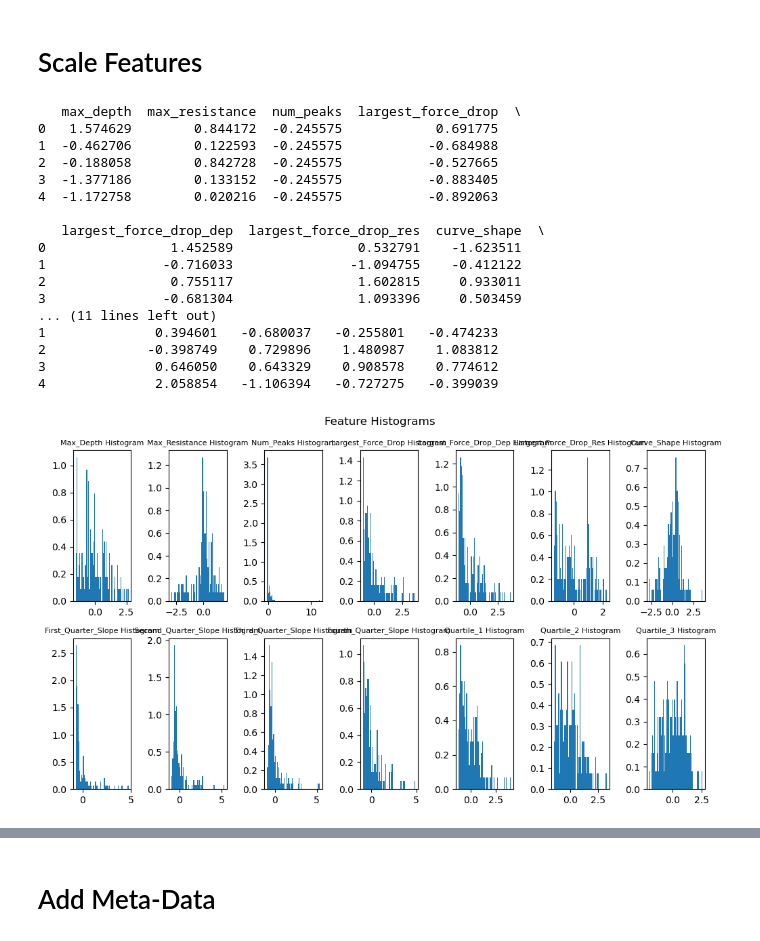
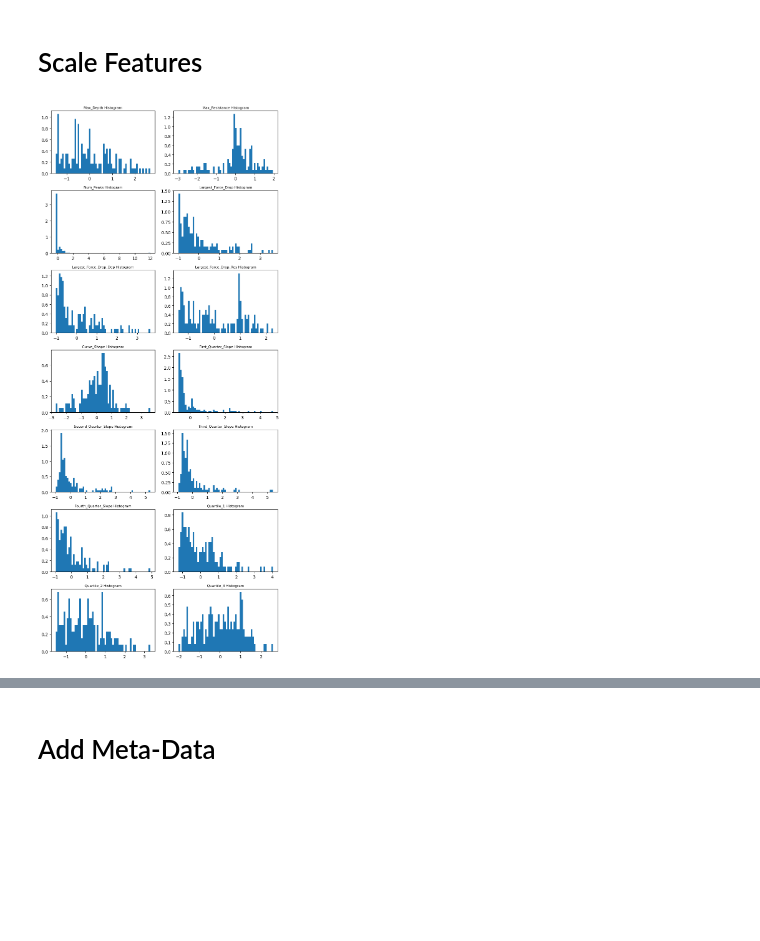
Before and after one commit to liamtbo/LASSIE, a Jupyter notebook: feature_extraction.ipynb, the cells around one changed output, grey strips where cells are left out. Cells and saved outputs as stored; diff of their text form; code cells hidden in the pictures; blank space fills up the shorter version.

```diff
--- a/feature_extraction.ipynb
+++ b/feature_extraction.ipynb
@@ -211,18 +209,12 @@ quartile_3                0.826126    1.000000
 # %%
 import math
 
-def find_num_subplots(n):
-    for i in range(int(math.sqrt(n)), 0, -1):
-        if n % i == 0:
-            # prime
-            if i == 1 or n % i == 1: return find_num_subplots(n+1)
-            else: return i, n // i
-
 def plot_feature_dist(representation_df):
     # for col in representation_df.columns:
-    x, y = find_num_subplots(len(representation_df.columns))
-    fig, axs = plt.subplots(x,y,figsize=(10,6))
-    fig.suptitle('Feature Histograms')
+    # x, y = plotting_feature_extraction.find_oriented_subplot_dims(len(representation_df.columns))
+    x, y = plotting_feature_extraction.find_oriented_subplot_dims(len(representation_df.columns))
+    fig, axs = plt.subplots(x,y,figsize=(8, 18))
+    # fig.suptitle('Feature Histograms')
     for i, ax in enumerate(axs.flatten()):
         if i > len(representation_df.columns)-1: break
         col = representation_df.columns[i]
@@ -239,39 +231,20 @@ plot_feature_dist(representation_df)
 # %%
 def transform_features(df):
     df = df.copy()  # avoid modifying original
     # Apply cube root to 'slope'
-    if "overall_slope" in df.columns: df['overall_slope'] = np.log(df['overall_slope'])
-    if "peaks" in df.columns: df['peaks'] = np.log(df['peaks'] + 1)
-    if "peaks_value" in df.columns: df["peaks_value"] = np.log(df['peaks_value'])
-    if 'force_drop' in df.columns: df['force_drop'] = np.log(df['force_drop'] + 1)
-    if 'largest_force_drop_res_level' in df.columns: df['largest_force_drop_res_level'] = np.log(df['largest_force_drop_res_level'] + 1)
+    # if "overall_slope" in df.columns: df['overall_slope'] = np.log(df['overall_slope'])
+    # if "num_peaks" in df.columns: df["num_peaks"] = np.log(df['num_peaks'] + 1)
+    # if 'force_drop' in df.columns: df['force_drop'] = np.log(df['force_drop'] + 1)
+    # if 'largest_force_drop_res_level' in df.columns: df['largest_force_drop_res_level'] = np.log(df['largest_force_drop_res_level'] + 1)
     # Standardize
     scaler = StandardScaler()
     df[df.columns] = scaler.fit_transform(df[df.columns])
     return df
 
 scaled_representations = transform_features(representation_df)
-print(scaled_representations[:5])
 plot_feature_dist(scaled_representations)
 # %% [output]
-   max_depth  max_resistance  num_peaks  largest_force_drop  \
-0   1.574629        0.844172  -0.245575            0.691775
-1  -0.462706        0.122593  -0.245575           -0.684988
-2  -0.188058        0.842728  -0.245575           -0.527665
-3  -1.377186        0.133152  -0.245575           -0.883405
-4  -1.172758        0.020216  -0.245575           -0.892063
-
-   largest_force_drop_dep  largest_force_drop_res  curve_shape  \
-0                1.452589                0.532791    -1.623511
-1               -0.716033               -1.094755    -0.412122
-2                0.755117                1.602815     0.933011
-3               -0.681304                1.093396     0.503459
-... (11 lines left out)
-1              0.394601   -0.680037   -0.255801   -0.474233
-2             -0.398749    0.729896    1.480987    1.083812
-3              0.646050    0.643329    0.908578    0.774612
-4              2.058854   -1.106394   -0.727275   -0.399039
-[figure, old version]
+[figure, new version]
 # %%
 corr_matrix = scaled_representations.corr()
 print(corr_matrix)
```
Also changed, not shown: parts of 2 cells of this notebook, 3 other files.
